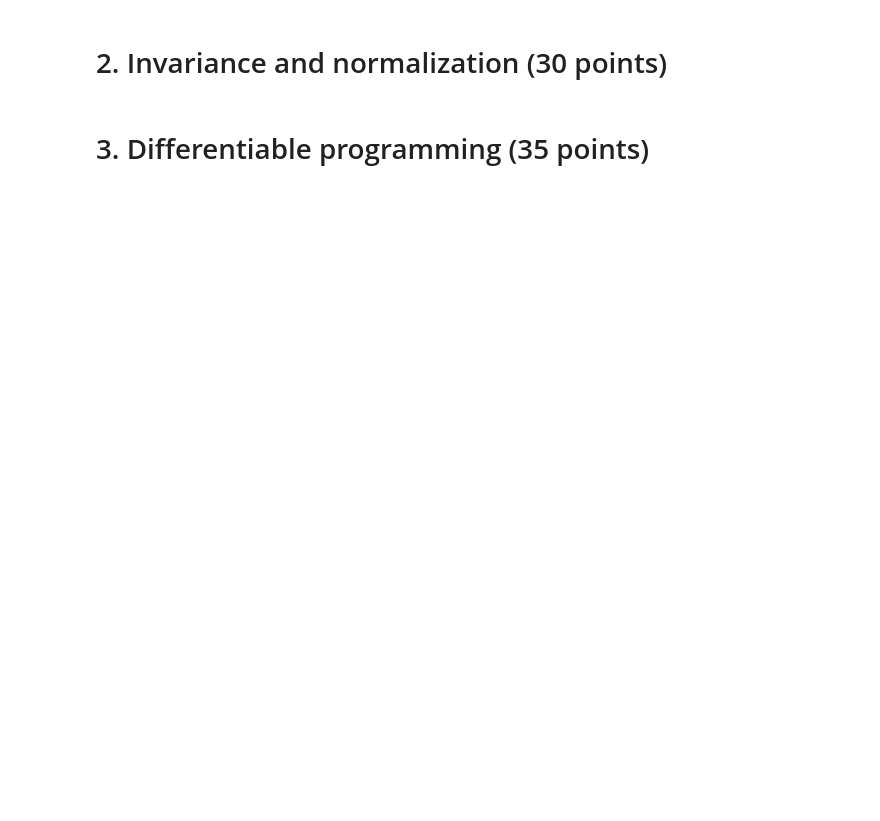
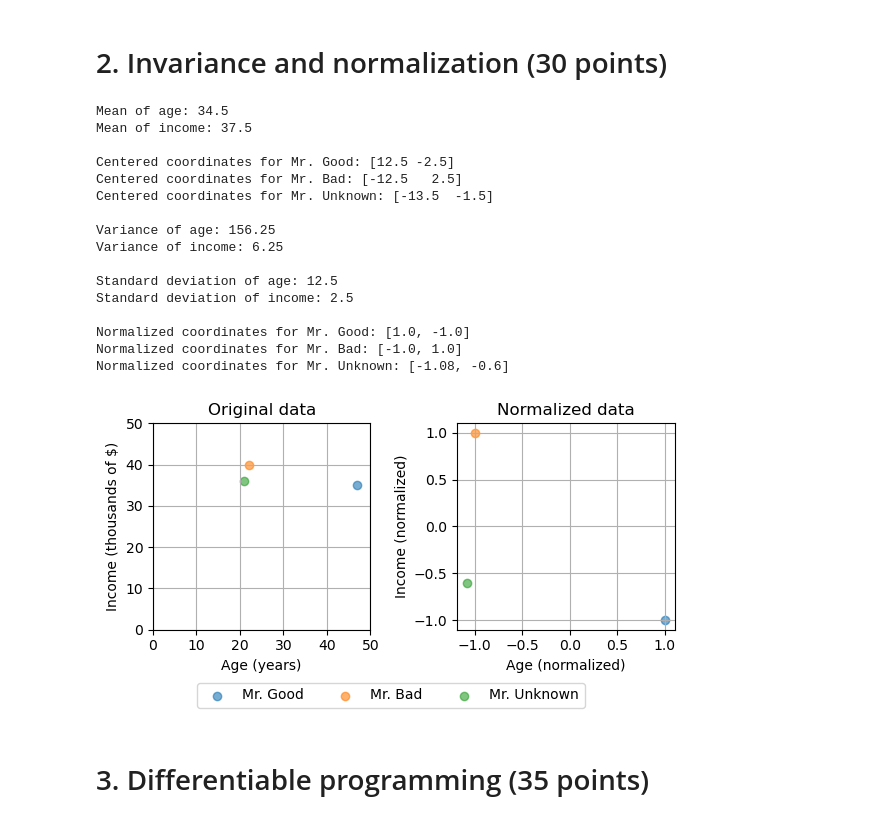
Before and after one commit to henrikdchristensen/DIKU-MLA-A5-Classification-and-DifferentiableProgramming, a Jupyter notebook: notebook.ipynb, the cells around one changed output. Cells and saved outputs as stored; diff of their text form; code cells hidden in the pictures; blank space fills up the shorter version.

```diff
--- a/notebook.ipynb
+++ b/notebook.ipynb
@@ -283,34 +365,51 @@ for key, value in normalized_data.items():
     print(f"Normalized coordinates for {key}: {value}")
 
 # Plotting
 fig, ax = plt.subplots(1, 2, figsize=(6, 3))
 
 # Original data plot
 for key, value in data.items():
     ax[0].scatter(value[0], value[1], label=key, alpha=0.6)
 ax[0].set_title("Original data")
 ax[0].set_xlabel("Age (years)")
 ax[0].set_ylabel("Income (thousands of $)")
 ax[0].grid(True)
 ax[0].set_xlim(0, 50)
 ax[0].set_ylim(0, 50)
 
 # Normalized data plot
 for key, value in normalized_data.items():
     ax[1].scatter(value[0], value[1], label=key, alpha=0.6)
 ax[1].set_title("Normalized data")
 ax[1].set_xlabel("Age (normalized)")
 ax[1].set_ylabel("Income (normalized)")
 ax[1].grid(True)
 
 # Add a single legend for the entire figure
 handles, labels = ax[0].get_legend_handles_labels()
 fig.legend(handles, labels, loc='upper center', bbox_to_anchor=(0.5, 0.04), ncol=3)
 
-plt.title("Example of Invariance and Normalization")
 plt.tight_layout()
 plt.savefig('output/invariance_and_normalization.png')
 plt.show()
+# %% [output]
+Mean of age: 34.5
+Mean of income: 37.5
+
+Centered coordinates for Mr. Good: [12.5 -2.5]
+Centered coordinates for Mr. Bad: [-12.5   2.5]
+Centered coordinates for Mr. Unknown: [-13.5  -1.5]
+
+Variance of age: 156.25
+Variance of income: 6.25
+
+Standard deviation of age: 12.5
+Standard deviation of income: 2.5
+
+Normalized coordinates for Mr. Good: [1.0, -1.0]
+Normalized coordinates for Mr. Bad: [-1.0, 1.0]
+Normalized coordinates for Mr. Unknown: [-1.08, -0.6]
+[figure, added]
 # %% [markdown]
 # 3. Differentiable programming (35 points)
 # %%
```
Also changed, not shown: parts of 9 cells of this notebook, 2 other files.
